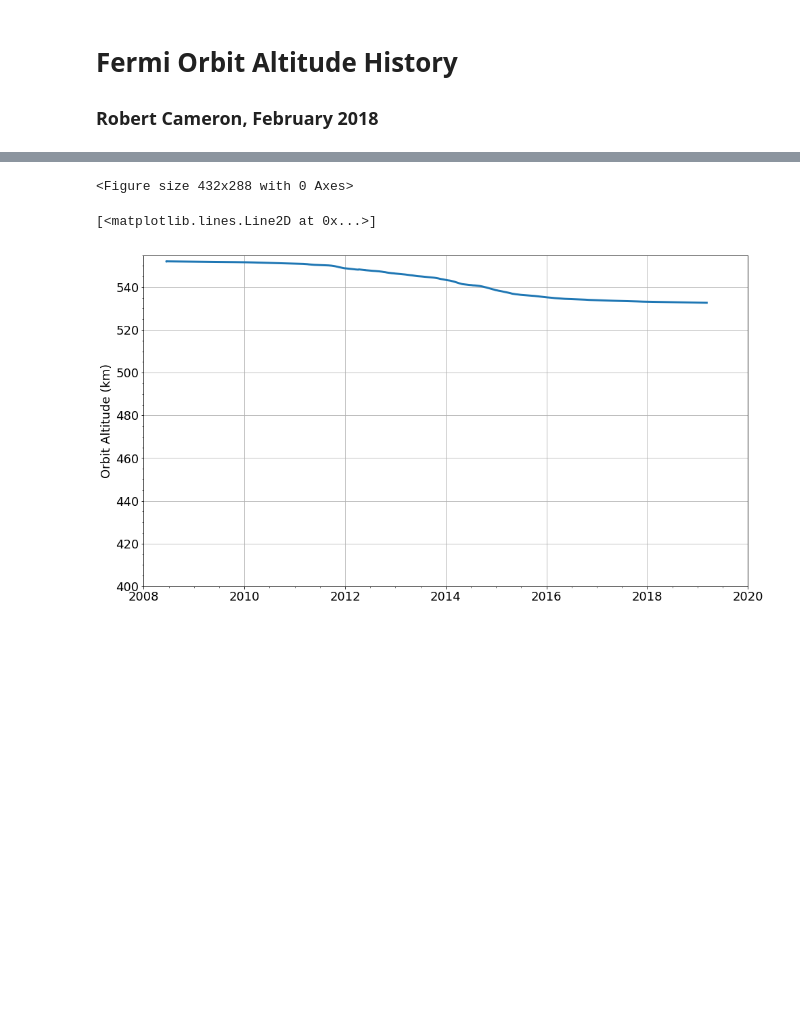
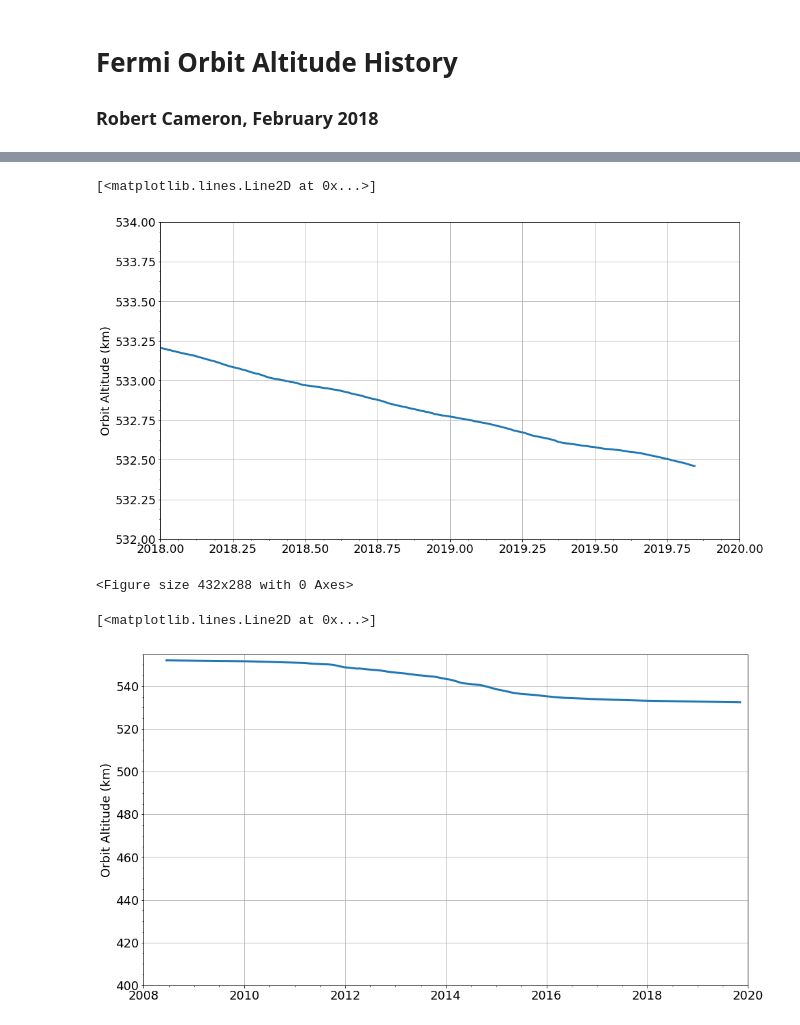
Before and after one commit to rac101/LATmetrics, a Jupyter notebook: altitude/orbit-altitude-fromTLEs.ipynb, the cells around one changed output, grey strips where cells are left out. Drawn from its saved outputs; the diff is of its cells as text; code cells hidden in the pictures; blank space fills up the shorter version.

```diff
--- a/altitude/orbit-altitude-fromTLEs.ipynb
+++ b/altitude/orbit-altitude-fromTLEs.ipynb
@@ -166,3 +166,19 @@ plt.plot(fy, alt, '', lw=3)
+# %%
+# plot the Fermi orbit altitude
+plt.figure(figsize = [16, 9])
+plt.rc('font', size = 18)
+plt.ylabel('Orbit Altitude (km)')
+plt.xlim(2018,2020)
+plt.ylim(532,534)
+plt.tick_params(axis = 'both', which = 'major')
+plt.tick_params(axis = 'both', which = 'minor')
+plt.minorticks_on()
+plt.grid(which='major')
+plt.ticklabel_format(useOffset=False)
+plt.plot(fy, alt, '', lw=3)
+# %% [output]
+[<matplotlib.lines.Line2D at 0x...>]
+[figure, added]
 # %%
 plt.savefig(path+"ISOC/LATmetrics/orbit/alt2019.png")
 fo.close()
@@ -183,6 +199,6 @@ plt.ticklabel_format(useOffset=False)
 plt.plot(fy, alt, '', lw=3)
 # %% [output]
 [<matplotlib.lines.Line2D at 0x...>]
-[figure, old version]
+[figure, new version]
 # %%
 # plot the Fermi orbit altitude
```
Also changed, not shown: parts of 9 cells of this notebook, 27 other files.
